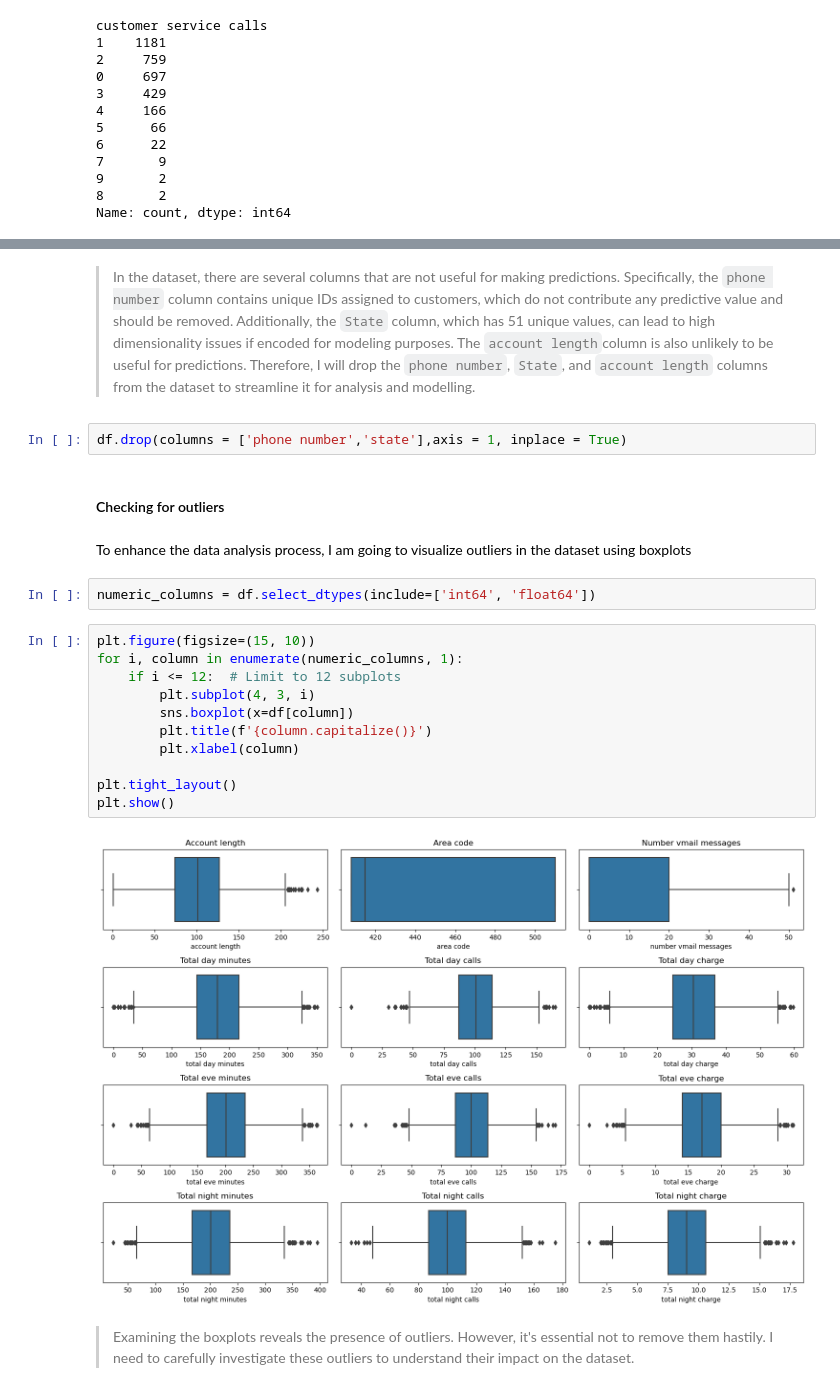
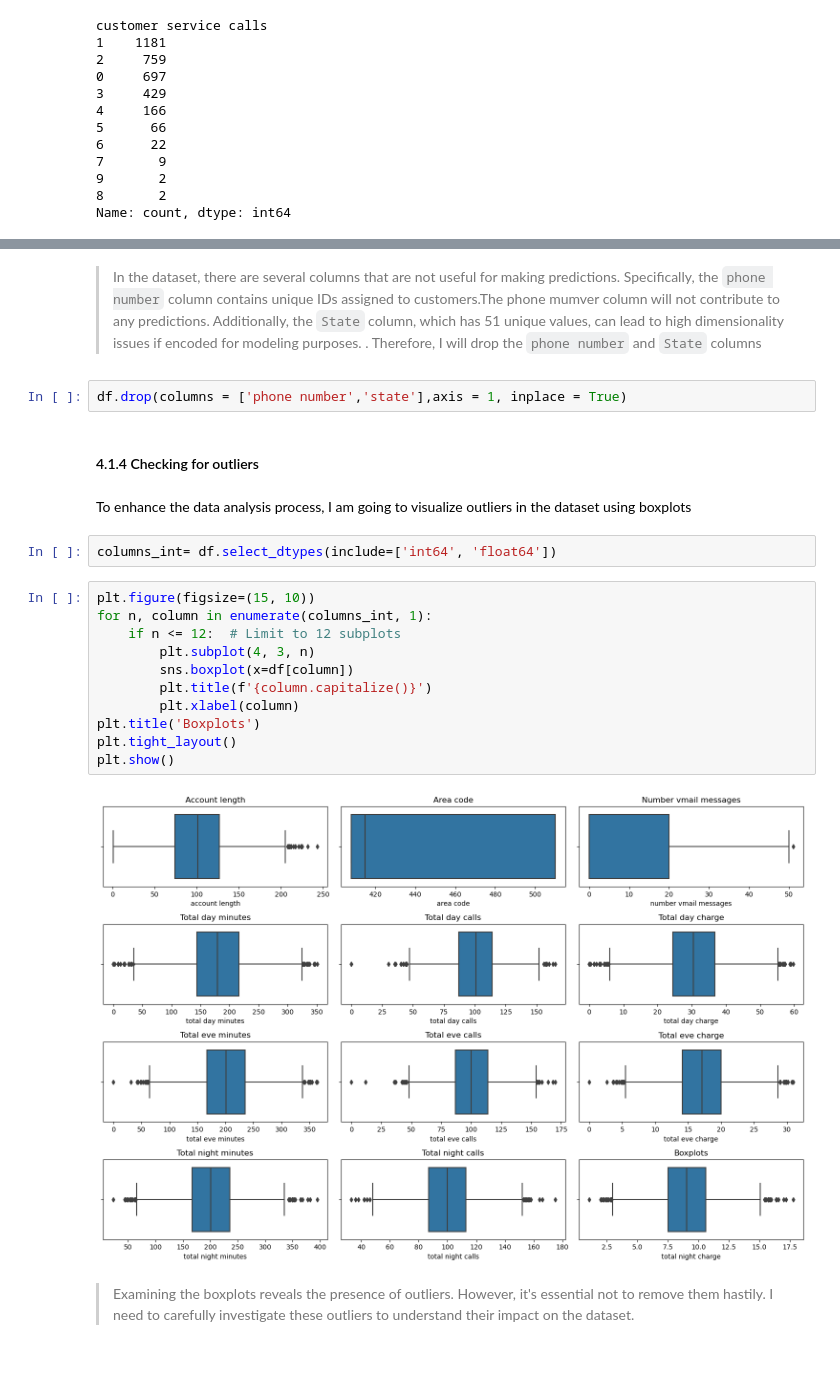
Before and after one commit to Atieng/Customer-Churn-Prediction, a Jupyter notebook: Customer-churn.ipynb, the cells around one changed output, grey strips where cells are left out. Drawn from its saved outputs; the diff is of its cells as text; blank space fills up the shorter version.

```diff
--- a/Customer-churn.ipynb
+++ b/Customer-churn.ipynb
@@ -258,26 +268,26 @@ Name: count, dtype: int64
 # %% [markdown]
->In the dataset, there are several columns that are not useful for making predictions. Specifically, the `phone number` column contains unique IDs assigned to customers, which do not contribute any predictive value and should be removed. Additionally, the `State` column, which has 51 unique values, can lead to high dimensionality issues if encoded for modeling purposes. The `account length`column is also unlikely to be useful for predictions. Therefore, I will drop the `phone number`, `State`, and `account length` columns from the dataset to streamline it for analysis and modelling.
+>In the dataset, there are several columns that are not useful for making predictions. Specifically, the `phone number` column contains unique IDs assigned to customers.The phone mumver column will not contribute to any predictions. Additionally, the `State` column, which has 51 unique values, can lead to high dimensionality issues if encoded for modeling purposes.  . Therefore, I will drop the `phone number` and `State` columns
 # %%
 df.drop(columns = ['phone number','state'],axis = 1, inplace = True)
 # %% [markdown]
-#### Checking for outliers
+#### 4.1.4 Checking for outliers
 # %% [markdown]
 To enhance the data analysis process, I am going to visualize outliers in the dataset using boxplots
 # %%
-numeric_columns = df.select_dtypes(include=['int64', 'float64'])
+columns_int= df.select_dtypes(include=['int64', 'float64'])
 # %%
 plt.figure(figsize=(15, 10))
-for i, column in enumerate(numeric_columns, 1):
-    if i <= 12:  # Limit to 12 subplots
-        plt.subplot(4, 3, i)
+for n, column in enumerate(columns_int, 1):
+    if n <= 12:  # Limit to 12 subplots
+        plt.subplot(4, 3, n)
         sns.boxplot(x=df[column])
         plt.title(f'{column.capitalize()}')
         plt.xlabel(column)
-
+plt.title('Boxplots')
 plt.tight_layout()
 plt.show()
 # %% [output]
-[figure, old version]
+[figure, new version]
 # %% [markdown]
 >Examining the boxplots reveals the presence of outliers. However, it's essential not to remove them hastily. I need to carefully investigate these outliers to understand their impact on the dataset.
 # %%
```
Also changed, not shown: parts of 78 cells of this notebook.
